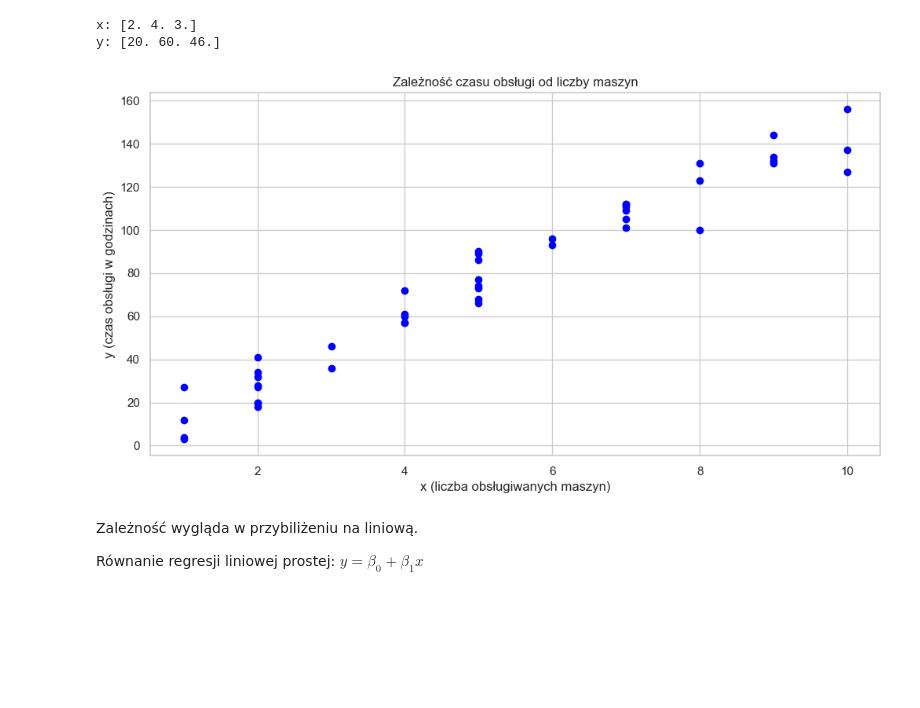
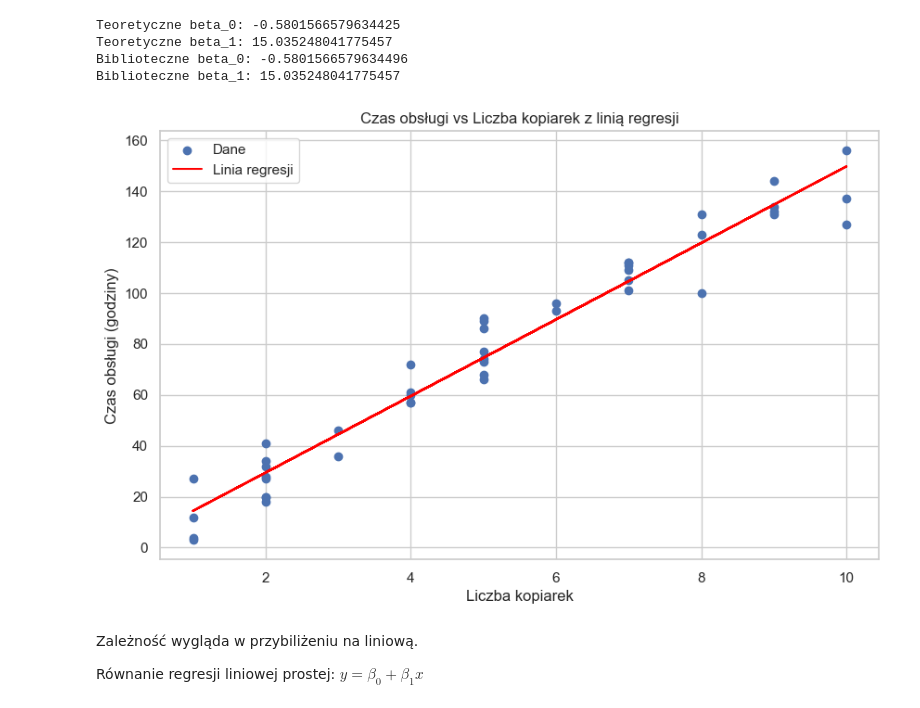
Before and after one commit to jkowalczyk08/statistics-2025, a Jupyter notebook: lab04/lab04.ipynb, the cells around one changed output. Cells and saved outputs as stored; diff of their text form; code cells hidden in the pictures; blank space fills up the shorter version.

```diff
--- a/lab04/lab04.ipynb
+++ b/lab04/lab04.ipynb
@@ -58,26 +64,46 @@ plt.rcParams["figure.figsize"] = (12, 6)
 # %%
 # 1.a
 
-results = {}
-data = np.loadtxt('CH01PR20.txt')
-x = data[:, 1]
-y = data[:, 0]
+# Theoretical
+x_mean = np.mean(x)
+y_mean = np.mean(y)
 
-print(f"x: {x[:3]}")
-print(f"y: {y[:3]}")
+numerator = np.sum((x - x_mean) * (y - y_mean))
+donominator = np.sum((x - x_mean)**2)
 
-# plot
-plt.scatter(x, y, color='blue', label='Dane')
-plt.xlabel('x (liczba obsługiwanych maszyn)')
-plt.ylabel('y (czas obsługi w godzinach)')
-plt.title('Zależność czasu obsługi od liczby maszyn')
-# plt.show()
-plot_filename = os.path.join(zad1_dir, f"plots.png")
-plt.savefig(plot_filename, bbox_inches='tight')
+beta_1_teor = numerator / donominator
+beta_0_teor = y_mean - beta_1_teor * x_mean
+
+print(f"Teoretyczne beta_0: {beta_0_teor}")
+print(f"Teoretyczne beta_1: {beta_1_teor}")
+
+# Built-in
+X = sm.add_constant(x)
+model = sm.OLS(y, X).fit()
+beta_0_lib, beta_1_lib = model.params
+
+print(f"Biblioteczne beta_0: {beta_0_lib}")
+print(f"Biblioteczne beta_1: {beta_1_lib}")
+
+plt.figure(figsize=(10, 6))
+plt.scatter(x, y, label='Dane')
+plt.xlabel('Liczba kopiarek')
+plt.ylabel('Czas obsługi (godziny)')
+plt.title('Czas obsługi vs Liczba kopiarek (Wykres punktowy)')
+plt.legend()
+plt.savefig(os.path.join(zad1_dir, 'plot_a_scatter.png'))
+
+plt.plot(x, beta_0_teor + beta_1_teor * x, color='red', label='Linia regresji')
+plt.title('Czas obsługi vs Liczba kopiarek z linią regresji')
+plt.legend()
+plt.savefig(os.path.join(zad1_dir, 'plot_a.png'))
+plt.show()
 # %% [output]
-x: [2. 4. 3.]
-y: [20. 60. 46.]
+Teoretyczne beta_0: -0.5801566579634425
+Teoretyczne beta_1: 15.035248041775457
+Biblioteczne beta_0: -0.5801566579634496
+Biblioteczne beta_1: 15.035248041775457
-[figure, old version]
+[figure, new version]
 # %% [markdown]
 Zależność wygląda w przybiliżeniu na liniową.
 
```
Also changed, not shown: parts of 1 cell of this notebook, 13 other files.
